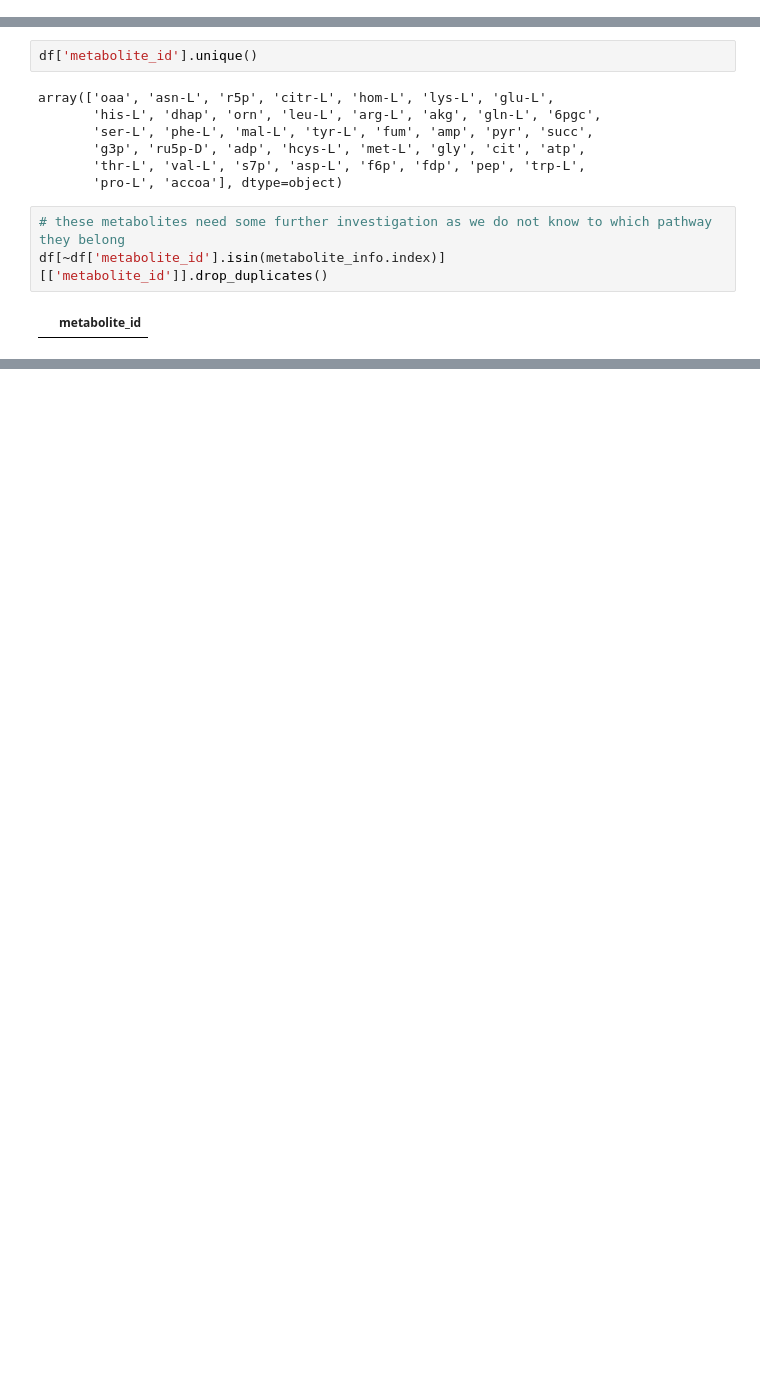
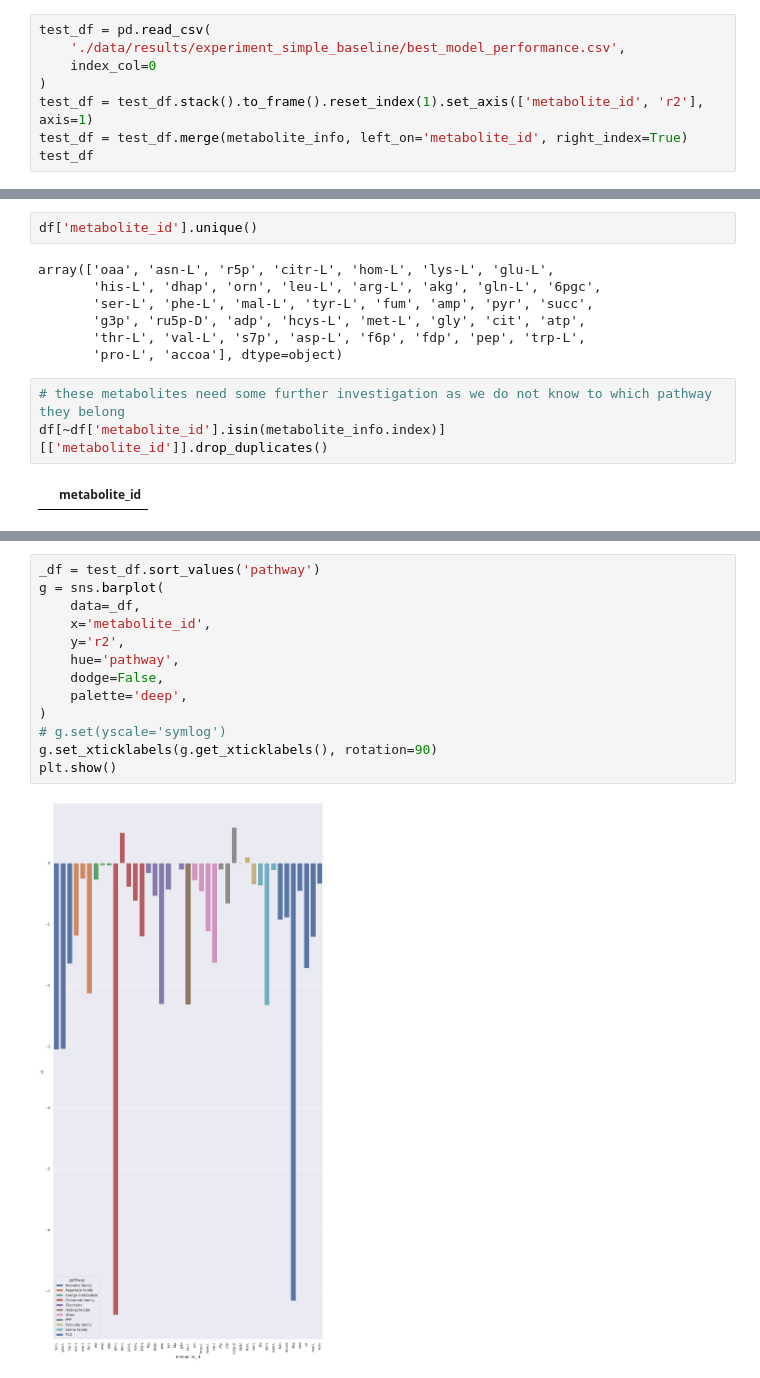
Before and after one commit to trdvangraft/thesis, a Jupyter notebook: metaengineering/results_analyser.ipynb, the cells around one changed output, grey strips where cells are left out. Drawn from its saved outputs; the diff is of its cells as text; blank space fills up the shorter version.

Commit message:
actually save the result analyser

```diff
--- a/metaengineering/results_analyser.ipynb
+++ b/metaengineering/results_analyser.ipynb
@@ -112,0 +99,8 @@ df
+# %%
+test_df = pd.read_csv(
+    './data/results/experiment_simple_baseline/best_model_performance.csv',
+    index_col=0
+)
+test_df = test_df.stack().to_frame().reset_index(1).set_axis(['metabolite_id', 'r2'], axis=1)
+test_df = test_df.merge(metabolite_info, left_on='metabolite_id', right_index=True)
+test_df
@@ -245,0 +167,15 @@ Name: params_fmt, dtype: object
+# %%
+_df = test_df.sort_values('pathway')
+g = sns.barplot(
+    data=_df,
+    x='metabolite_id',
+    y='r2',
+    hue='pathway',
+    dodge=False,
+    palette='deep',
+)
+# g.set(yscale='symlog')
+g.set_xticklabels(g.get_xticklabels(), rotation=90)
+plt.show()
+# %% [output]
+[figure, added]
```
Also changed, not shown: parts of 10 cells of this notebook.
